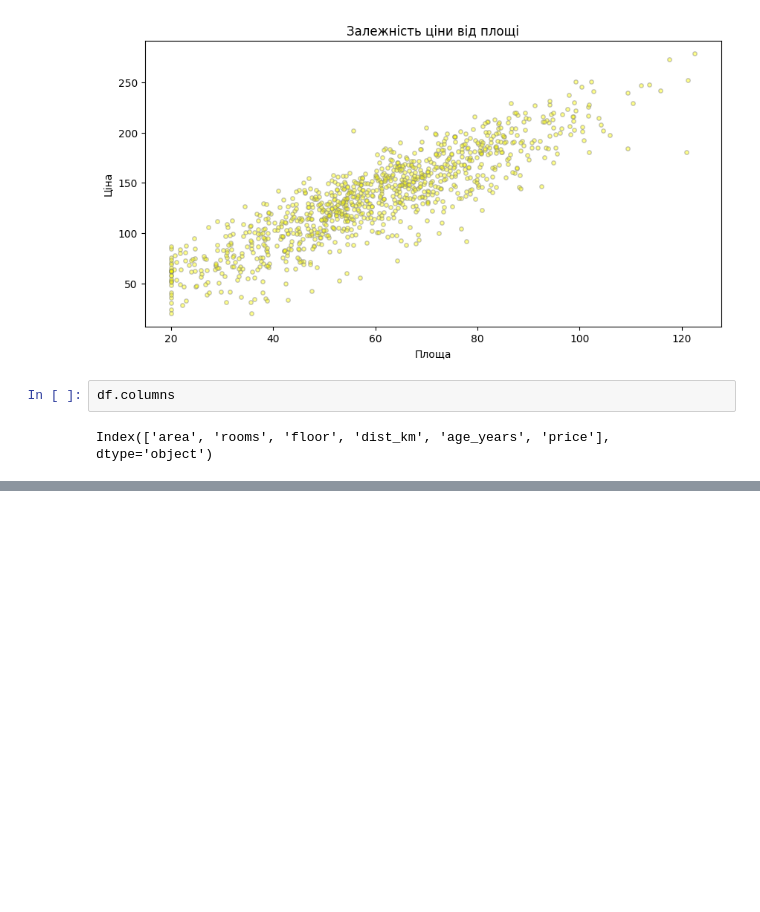
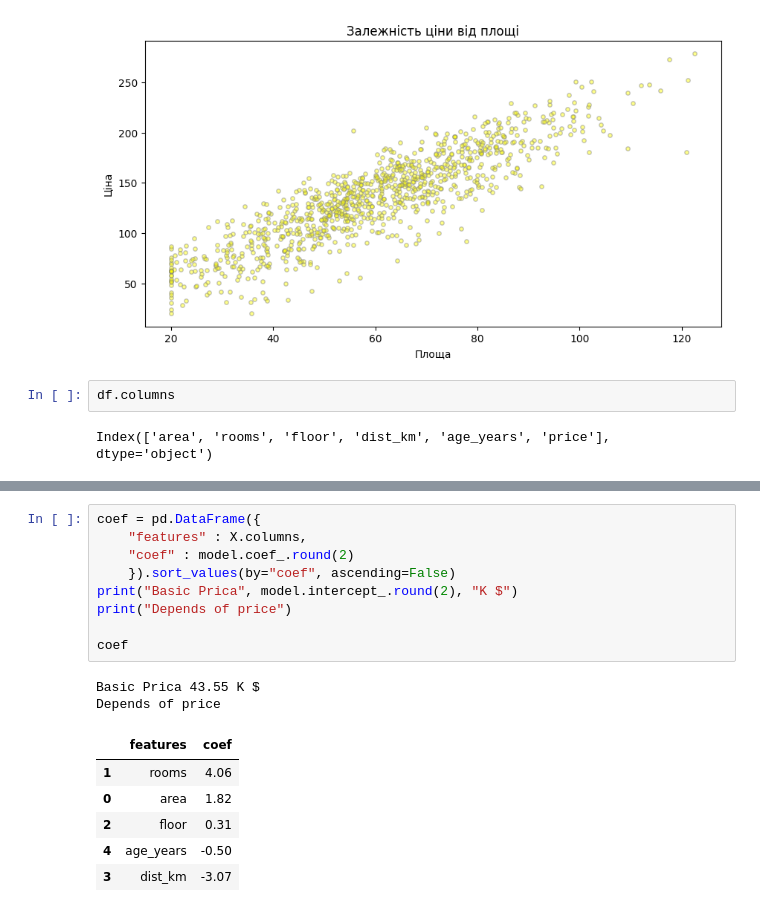
Before and after one commit to T-Svitlichna/DTA_Python, a Jupyter notebook: ML/LinearRegression_DTA.ipynb, the cells around one changed output, grey strips where cells are left out. Saved outputs shown, nothing was run; the diff lists cells and outputs as text; blank space fills up the shorter version.

```diff
--- a/ML/LinearRegression_DTA.ipynb
+++ b/ML/LinearRegression_DTA.ipynb
@@ -111,0 +170,18 @@ print("Навчальна вибірка", X_train.shape, "\n", "Тестова
+# %%
+coef = pd.DataFrame({
+    "features" : X.columns,
+    "coef" : model.coef_.round(2)
+    }).sort_values(by="coef", ascending=False)
+print("Basic Prica", model.intercept_.round(2), "K $")
+print("Depends of price")
+
+coef
+# %% [output]
+Basic Prica 43.55 K $
+Depends of price
+|  | features | coef |
+| 1 | rooms | 4.06 |
+| 0 | area | 1.82 |
+| 2 | floor | 0.31 |
+| 4 | age_years | -0.50 |
+| 3 | dist_km | -3.07 |
```
Also changed, not shown: parts of 9 cells of this notebook.
